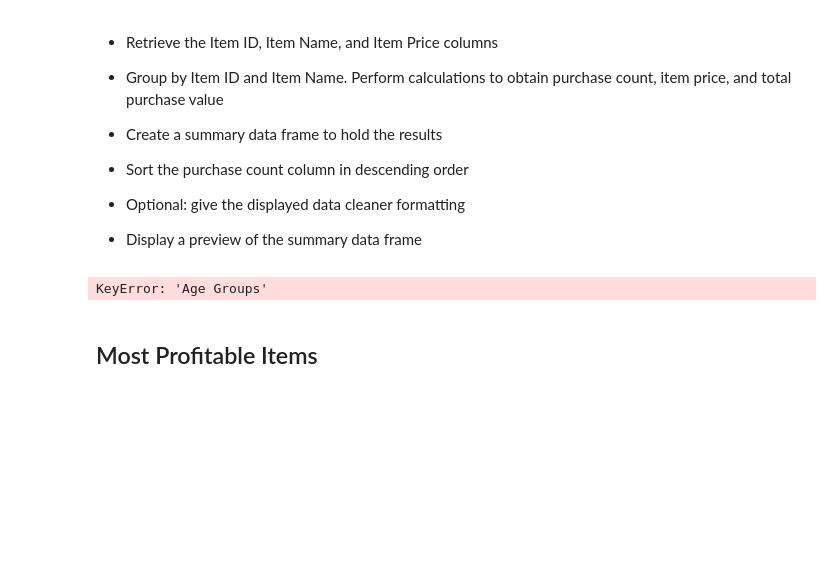
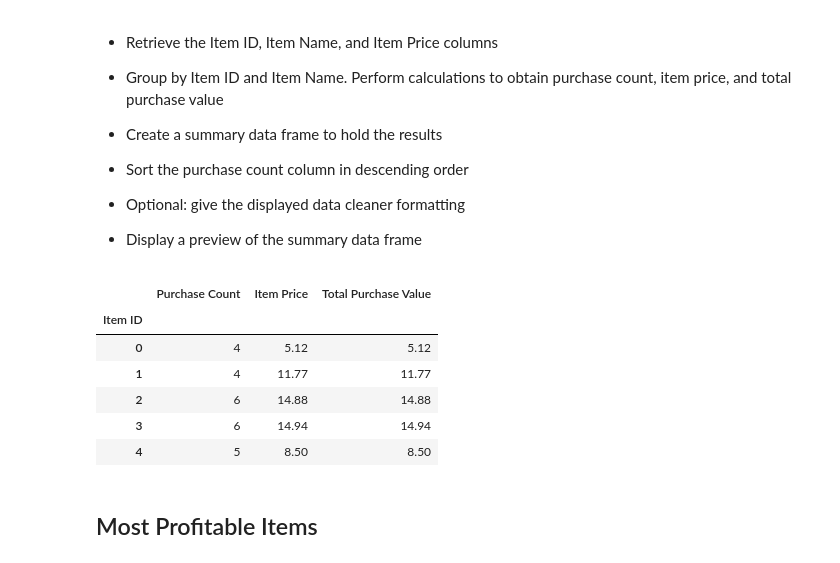
Before and after one commit to nikilee85/Pandas-challenge, a Jupyter notebook: HerousOfPymoli/HeroesOfPymoli_starter.ipynb, the cells around one changed output. Drawn from its saved outputs; the diff is of its cells as text; code cells hidden in the pictures; blank space fills up the shorter version.

```diff
--- a/HerousOfPymoli/HeroesOfPymoli_starter.ipynb
+++ b/HerousOfPymoli/HeroesOfPymoli_starter.ipynb
@@ -327,26 +322,36 @@ popular_item_count.tail()
 
 * Display a preview of the summary data frame
 # %%
-purchase_data.head()
+#purchase_data.head()
 popular_item_count = purchase_data.groupby('Item ID')
-popular_item_count.head()
+#popular_item_count.head()
 popular_item_count.copy = purchase_data.groupby(['Item ID']).sum()["Price"]
 popular_count = purchase_data['SN'].value_counts()
 popular_item_count.copy.head()
 popular_items_df = pd.DataFrame({
                                 'Item Price' : popular_item_count.copy,
-                               'Total Purchase Value': popular_item_count.copy})
-popular_items_df.head()
+                               'Total Purchase Value': popular_item_count.copy,
+                                })
 
-popular_item_count = purchase_data.groupby('SN').count()
-#popular_item_count.tail()
-popular_item_count_df = pd.DataFrame({"Purchase Total" : popular_item_count["Purchase ID"],
-                                       'Age Groups': popular_item_count["Age Groups"]})
-#popular_item_count_df.head()
+popular_items_df
 
-merge_popular_item_df = pd.merge(popular_item_count_df,popular_items_df, how="inner",on="Age Groups")
+popular_item_count = purchase_data.groupby('Item ID').count()
+popular_item_count.head()
+popular_item_count_df = pd.DataFrame({"Purchase Count" : popular_item_count["Purchase ID"]})
+
+
+popular_item_count_df.head(10)
+
+merge_df = pd.merge(popular_item_count_df,popular_items_df,on="Item ID")
+merge_df.head()
 # %% [output]
-KeyError: 'Age Groups'
+|  | Purchase Count | Item Price | Total Purchase Value |
+| Item ID |  |  |  |
+| 0 | 4 | 5.12 | 5.12 |
+| 1 | 4 | 11.77 | 11.77 |
+| 2 | 6 | 14.88 | 14.88 |
+| 3 | 6 | 14.94 | 14.94 |
+| 4 | 5 | 8.50 | 8.50 |
 # %% [markdown]
 ## Most Profitable Items
 # %% [markdown]
```
Also changed, not shown: parts of 4 cells of this notebook.
